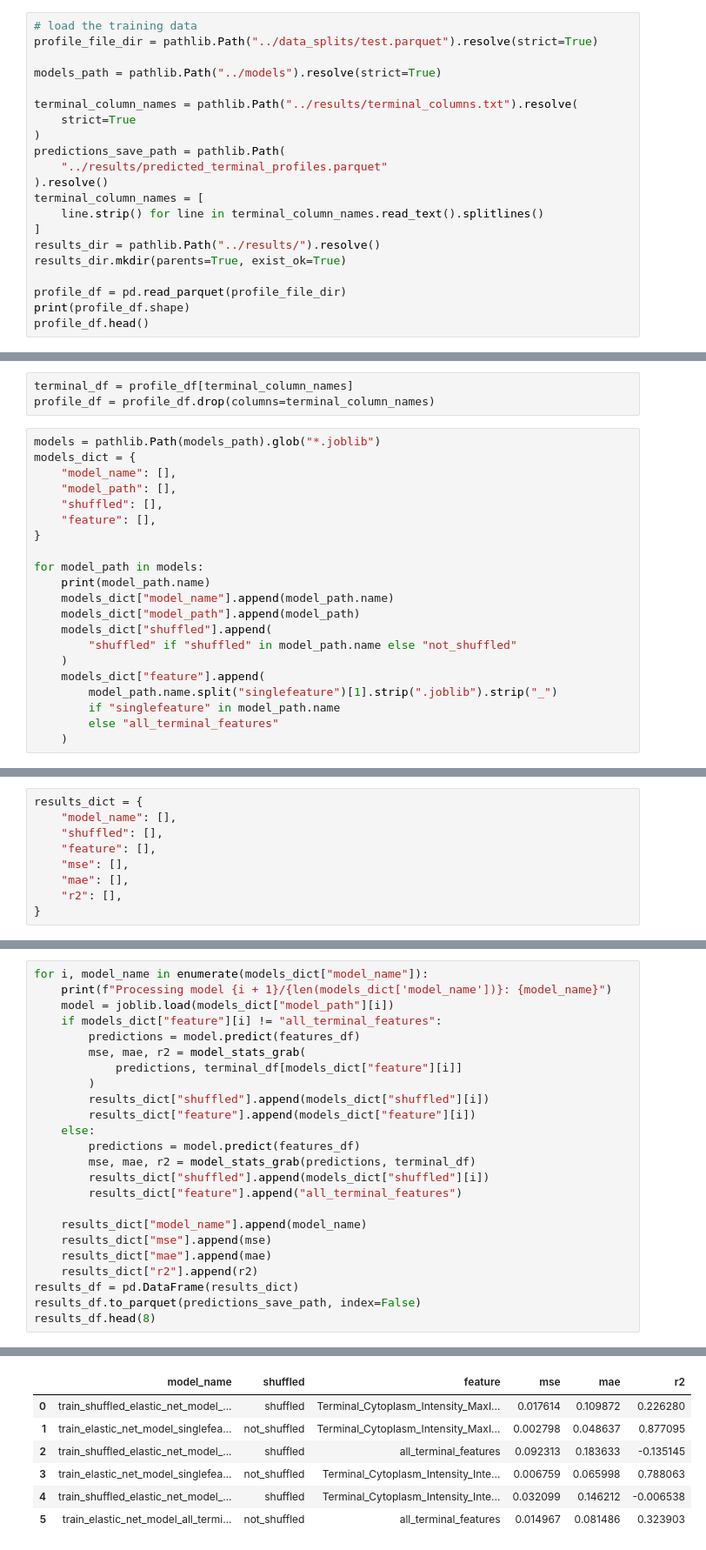
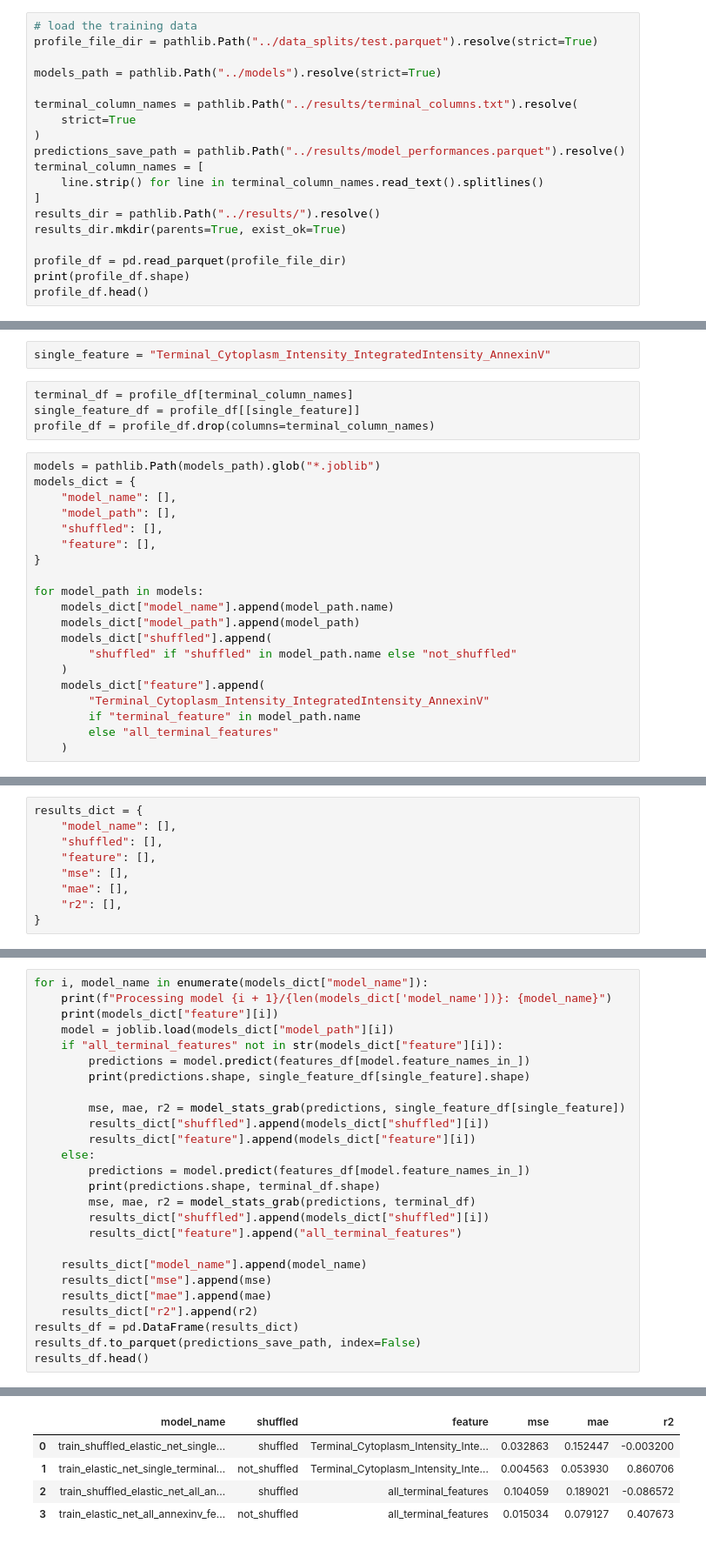
Before and after one commit to MikeLippincott/live_cell_timelapse_apoptosis_analysis, a Jupyter notebook: 5.bulk_timelapse_model/notebooks/2.evaluate_model.ipynb, the cells around one changed output, grey strips where cells are left out. Shown at 87% size. Saved outputs shown, nothing was run; the diff lists cells and outputs as text.

```diff
--- a/5.bulk_timelapse_model/notebooks/2.evaluate_model.ipynb
+++ b/5.bulk_timelapse_model/notebooks/2.evaluate_model.ipynb
@@ -55,9 +55,7 @@ models_path = pathlib.Path("../models").resolve(strict=True)
 terminal_column_names = pathlib.Path("../results/terminal_columns.txt").resolve(
     strict=True
 )
-predictions_save_path = pathlib.Path(
-    "../results/predicted_terminal_profiles.parquet"
-).resolve()
+predictions_save_path = pathlib.Path("../results/model_performances.parquet").resolve()
 terminal_column_names = [
     line.strip() for line in terminal_column_names.read_text().splitlines()
 ]
@@ -78,6 +76,9 @@ profile_df.head()
 5 rows × 2858 columns
+# %%
+single_feature = "Terminal_Cytoplasm_Intensity_IntegratedIntensity_AnnexinV"
 # %%
 terminal_df = profile_df[terminal_column_names]
+single_feature_df = profile_df[[single_feature]]
 profile_df = profile_df.drop(columns=terminal_column_names)
 # %%
 models = pathlib.Path(models_path).glob("*.joblib")
@@ -89,14 +90,13 @@ models_dict = {
 }
 
 for model_path in models:
-    print(model_path.name)
     models_dict["model_name"].append(model_path.name)
     models_dict["model_path"].append(model_path)
     models_dict["shuffled"].append(
         "shuffled" if "shuffled" in model_path.name else "not_shuffled"
     )
     models_dict["feature"].append(
-        model_path.name.split("singlefeature")[1].strip(".joblib").strip("_")
-        if "singlefeature" in model_path.name
+        "Terminal_Cytoplasm_Intensity_IntegratedIntensity_AnnexinV"
+        if "terminal_feature" in model_path.name
         else "all_terminal_features"
     )
@@ -122,16 +132,18 @@ features_df = profile_df.drop(columns=metadata_columns, errors="ignore")
 # %%
 for i, model_name in enumerate(models_dict["model_name"]):
     print(f"Processing model {i + 1}/{len(models_dict['model_name'])}: {model_name}")
+    print(models_dict["feature"][i])
     model = joblib.load(models_dict["model_path"][i])
-    if models_dict["feature"][i] != "all_terminal_features":
-        predictions = model.predict(features_df)
-        mse, mae, r2 = model_stats_grab(
-            predictions, terminal_df[models_dict["feature"][i]]
-        )
+    if "all_terminal_features" not in str(models_dict["feature"][i]):
+        predictions = model.predict(features_df[model.feature_names_in_])
+        print(predictions.shape, single_feature_df[single_feature].shape)
+
+        mse, mae, r2 = model_stats_grab(predictions, single_feature_df[single_feature])
         results_dict["shuffled"].append(models_dict["shuffled"][i])
         results_dict["feature"].append(models_dict["feature"][i])
     else:
-        predictions = model.predict(features_df)
+        predictions = model.predict(features_df[model.feature_names_in_])
+        print(predictions.shape, terminal_df.shape)
         mse, mae, r2 = model_stats_grab(predictions, terminal_df)
         results_dict["shuffled"].append(models_dict["shuffled"][i])
         results_dict["feature"].append("all_terminal_features")
@@ -142,5 +154,5 @@ for i, model_name in enumerate(models_dict["model_name"]):
     results_dict["r2"].append(r2)
 results_df = pd.DataFrame(results_dict)
 results_df.to_parquet(predictions_save_path, index=False)
-results_df.head(8)
+results_df.head()
 # %% [output]
@@ -153,10 +171,8 @@ Processing model 6/6: train_elastic_net_model_all_terminal_features.joblib
 |  | model_name | shuffled | feature | mse | mae | r2 |
-| 0 | train_shuffled_elastic_net_model_... | shuffled | Terminal_Cytoplasm_Intensity_MaxI... | 0.017614 | 0.109872 | 0.226280 |
-| 1 | train_elastic_net_model_singlefea... | not_shuffled | Terminal_Cytoplasm_Intensity_MaxI... | 0.002798 | 0.048637 | 0.877095 |
-| 2 | train_shuffled_elastic_net_model_... | shuffled | all_terminal_features | 0.092313 | 0.183633 | -0.135145 |
-| 3 | train_elastic_net_model_singlefea... | not_shuffled | Terminal_Cytoplasm_Intensity_Inte... | 0.006759 | 0.065998 | 0.788063 |
-| 4 | train_shuffled_elastic_net_model_... | shuffled | Terminal_Cytoplasm_Intensity_Inte... | 0.032099 | 0.146212 | -0.006538 |
-| 5 | train_elastic_net_model_all_termi... | not_shuffled | all_terminal_features | 0.014967 | 0.081486 | 0.323903 |
+| 0 | train_shuffled_elastic_net_single... | shuffled | Terminal_Cytoplasm_Intensity_Inte... | 0.032863 | 0.152447 | -0.003200 |
+| 1 | train_elastic_net_single_terminal... | not_shuffled | Terminal_Cytoplasm_Intensity_Inte... | 0.004563 | 0.053930 | 0.860706 |
+| 2 | train_shuffled_elastic_net_all_an... | shuffled | all_terminal_features | 0.104059 | 0.189021 | -0.086572 |
+| 3 | train_elastic_net_all_annexinv_fe... | not_shuffled | all_terminal_features | 0.015034 | 0.079127 | 0.407673 |
 # %%
 # plot the performance of the models
 
```
Also changed, not shown: parts of 6 cells of this notebook, 15 other files.
